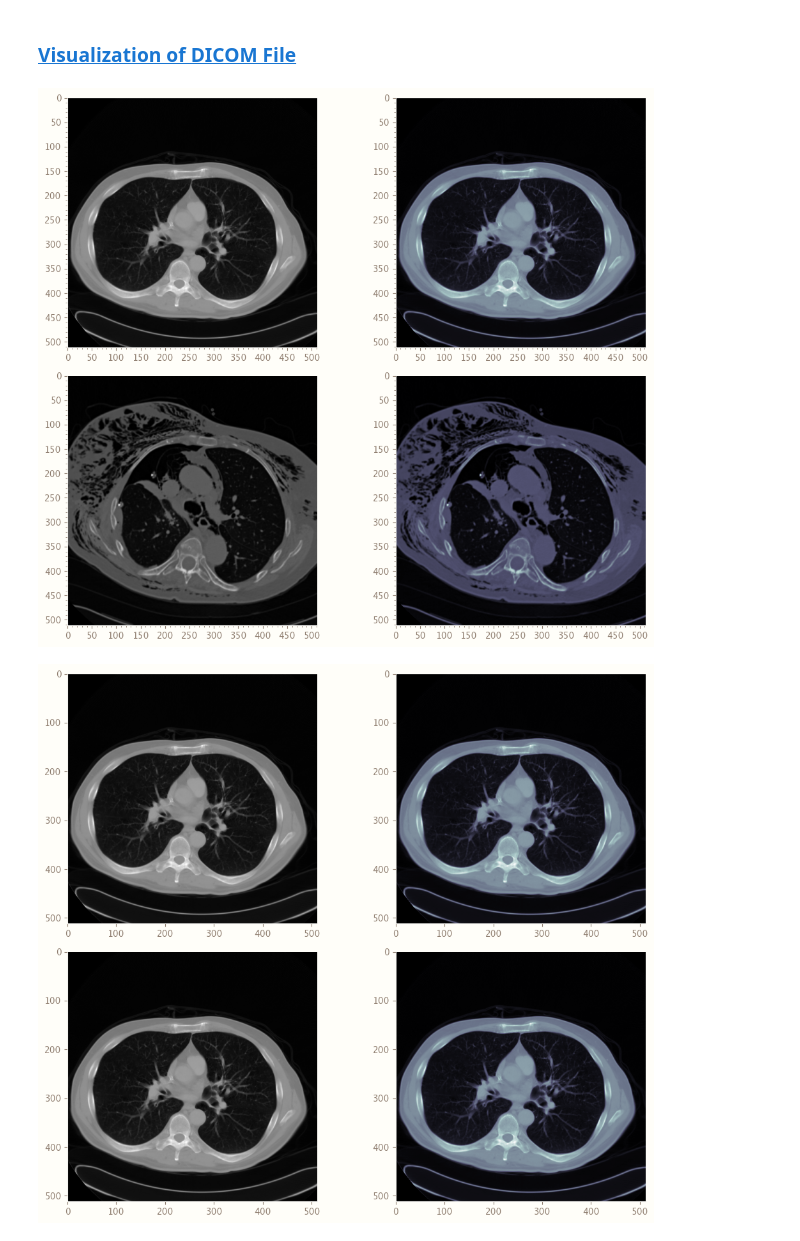
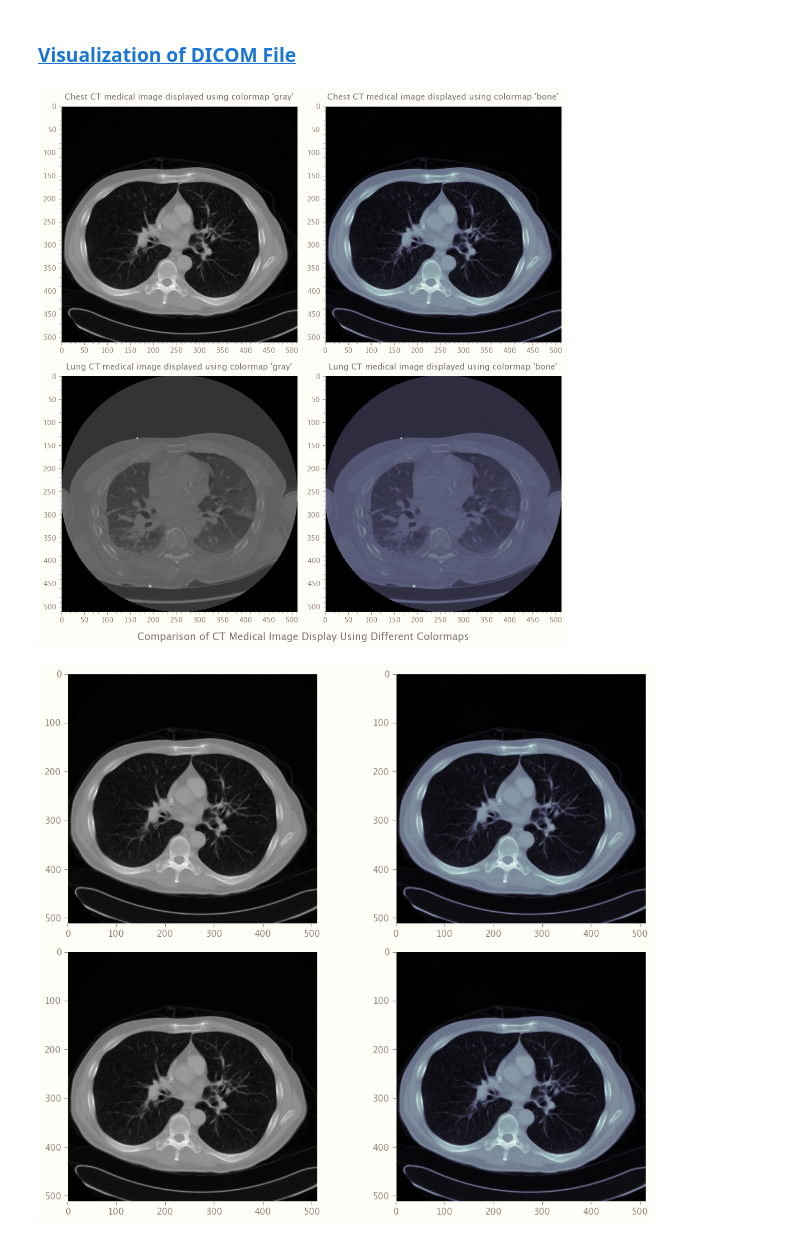
Before and after one commit to RaphaelZH/OpenCV_Program_EN, a Jupyter notebook: Deep Learning with PyTorch for Medical Image Analysis/Notebooks/3 - Data Formats in Medical Imaging.ipynb, the cells around one changed output. Drawn from its saved outputs; the diff is of its cells as text; code cells hidden in the pictures.

```diff
--- a/Deep Learning with PyTorch for Medical Image Analysis/Notebooks/3 - Data Formats in Medical Imaging.ipynb
+++ b/Deep Learning with PyTorch for Medical Image Analysis/Notebooks/3 - Data Formats in Medical Imaging.ipynb
@@ -227,65 +227,75 @@ def image_display(image, ax, title, cmap):
     return ax
 
 
+# Path classes are divided between pure paths, which provide purely computational
+# operations without I/O, and concrete paths, which inherit from pure paths but also
+# provide I/O operations
 path_object = Path(dir_path)
+# `PurePath.name` returns a string representing the final path component, excluding
+# the drive and root directory (if any)
+
+# When a path points to a directory, `Path.iterdir` generates a path object of the directory's
+# contents
+
+# `Path.is_file` returns True if the path points to a normal file or to a symbolic link
+# to a normal file, False if it points to another type of file
 random_dicom_path = random.choice(
     [
-        entry.name
-        # When a path points to a directory, `Path.iterdir` generates a path object
-        # of the directory's contents
-        for entry in path_object.iterdir()
-        # `Path.is_file` returns True if the path points to a normal file or to a symbolic link
-        # to a normal file, False if it points to another type of file
-
-        #
-        if (entry.is_file() and entry.name != sample_dcm)
+        file.name
+        for file in path_object.iterdir()
+        if (
+            file.is_file()
+            and pydicom.read_file(dir_path + file.name).BodyPartExamined != "CHEST"
+        )
     ]
 )
 random_dicom_file = pydicom.read_file(dir_path + random_dicom_path)
 
-plt.rcParams["figure.figsize"] = (figure_size[0] / 3 * 2, figure_size[1])
+plt.rcParams["figure.figsize"] = (figure_size[0] / 3 * 2, figure_size[1] / 4 * 5)
 
 fig, axs = plt.subplots(nrows=2, ncols=2)
 
 image_display(
     ct,
     axs[0, 0],
-    "",
-    #
+    f"{dicom_file.BodyPartExamined.capitalize()} CT medical image displayed using "
+    "colormap 'gray'",
     cmap="gray",
 )
 
 image_display(
     ct,
     axs[0, 1],
-    "",
-    #
+    f"{dicom_file.BodyPartExamined.capitalize()} CT medical image displayed using "
+    "colormap 'bone'",
     cmap="bone",
 )
 
 image_display(
     random_dicom_file.pixel_array,
     axs[1, 0],
-    "",
+    f"{random_dicom_file.BodyPartExamined.capitalize()} CT medical image displayed using "
+    "colormap 'gray'",
     cmap="gray",
 )
 
 image_display(
     random_dicom_file.pixel_array,
     axs[1, 1],
-    "",
+    f"{random_dicom_file.BodyPartExamined.capitalize()} CT medical image displayed using "
+    "colormap 'bone'",
     cmap="bone",
 )
 
 
 fig.suptitle(
-    "",
+    "Comparison of CT Medical Image Display Using Different Colormaps",
     fontsize="x-large",
     x=0.5,
     y=0,
 )
 
 plt.tight_layout()
 plt.show()
 # %% [output]
-[figure, old version]
+[figure, new version]
```
Also changed, not shown: parts of 6 cells of this notebook.
